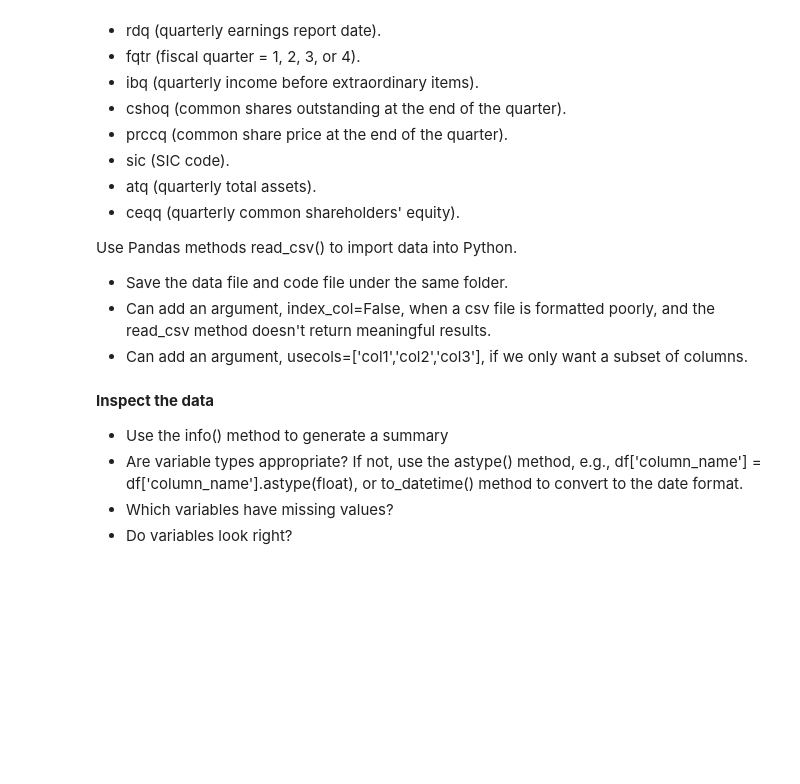
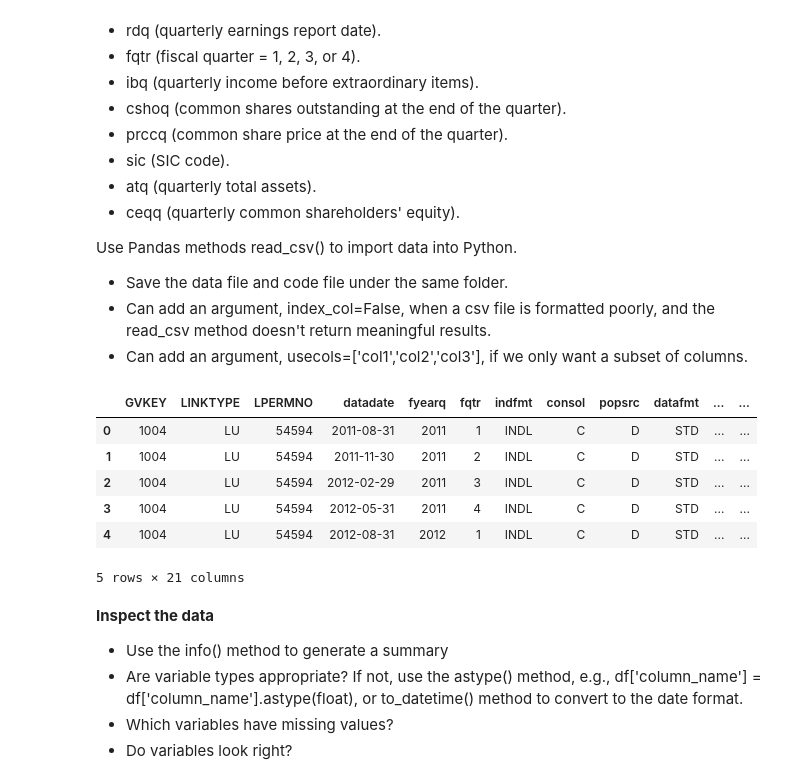
Before and after one commit to hlaudano22/acc_analytics, a Jupyter notebook: Assignments/HW5/Earnings_Return_Relation_starter-1.ipynb, the cells around one changed output. Cells and saved outputs as stored; diff of their text form; code cells hidden in the pictures; blank space fills up the shorter version.

```diff
--- a/Assignments/HW5/Earnings_Return_Relation_starter-1.ipynb
+++ b/Assignments/HW5/Earnings_Return_Relation_starter-1.ipynb
@@ -32,6 +32,32 @@ Use Pandas methods read_csv() to import data into Python.
  - Save the data file and code file under the same folder.
  - Can add an argument, index_col=False, when a csv file is formatted poorly, and the read_csv method doesn't return meaningful results.
  - Can add an argument, usecols=['col1','col2','col3'], if we only want a subset of columns.
+# %%
+# function so i only type the file name (works on both computers) [I made cause I don't keep stuff in same folder]
+def load_data(file_name, rows=5):
+    # check the end of the file name to pick the right reader
+    if file_name.endswith('.csv'):
+        reader = pd.read_csv
+    else:
+        reader = pd.read_excel
+    # try personal computer path first, then school desktop
+    try:
+        df = reader('C:\\Users\\Henry\\OneDrive - University of Virginia\\COMM Semester 3\\1. Accounting Analytics\\Data_Files\\' + file_name, index_col=False)
+    except FileNotFoundError:
+        df = reader('C:\\Users\\fbw4vt\\OneDrive - University of Virginia\\COMM Semester 3\\1. Accounting Analytics\\Data_Files\\' + file_name, index_col=False)
+    # show the first rows (5 unless i give a different number)
+    display(df.head(rows))
+    return df
+
+compustat = load_data('HW5.csv')
+# %% [output]
+|  | GVKEY | LINKTYPE | LPERMNO | datadate | fyearq | fqtr | indfmt | consol | popsrc | datafmt | ... | ... |
+| 0 | 1004 | LU | 54594 | 2011-08-31 | 2011 | 1 | INDL | C | D | STD | ... | ... |
+| 1 | 1004 | LU | 54594 | 2011-11-30 | 2011 | 2 | INDL | C | D | STD | ... | ... |
+| 2 | 1004 | LU | 54594 | 2012-02-29 | 2011 | 3 | INDL | C | D | STD | ... | ... |
+| 3 | 1004 | LU | 54594 | 2012-05-31 | 2011 | 4 | INDL | C | D | STD | ... | ... |
+| 4 | 1004 | LU | 54594 | 2012-08-31 | 2012 | 1 | INDL | C | D | STD | ... | ... |
+5 rows × 21 columns
 # %% [markdown]
 **Inspect the data**
  - Use the info() method to generate a summary
```
Also changed, not shown: parts of 19 cells of this notebook, 7 other files.
